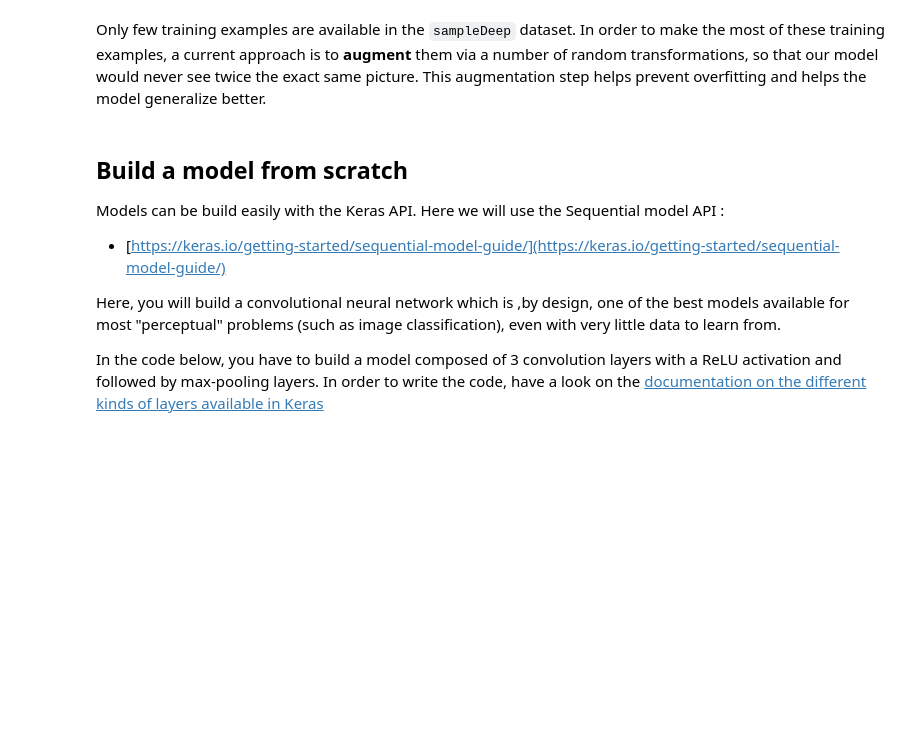
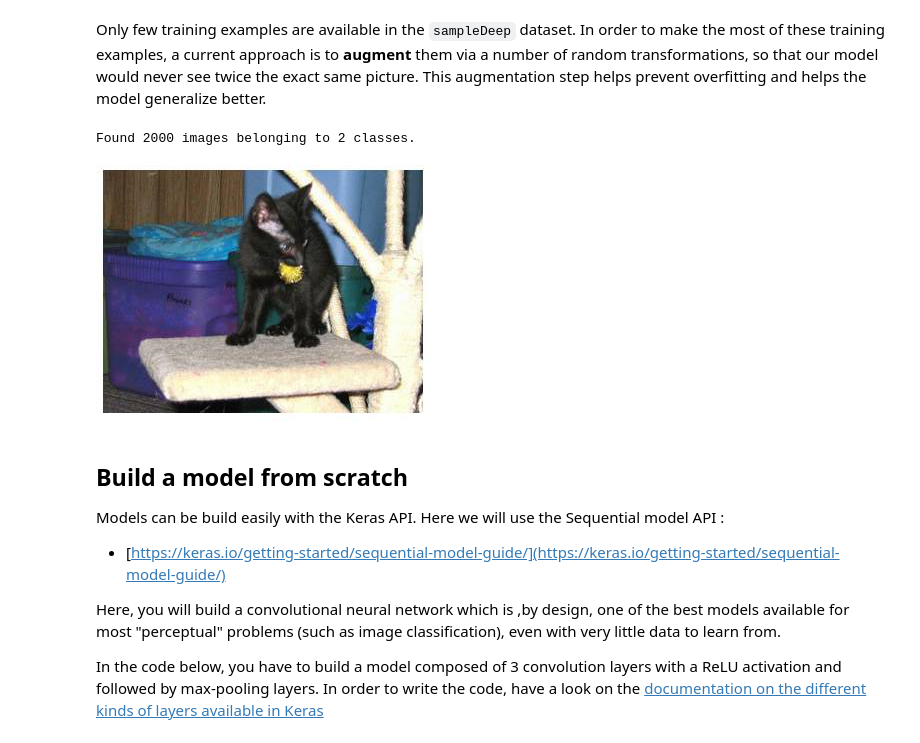
Before and after one commit to mogham/DTY_September_2021, a Jupyter notebook: Etude_de_cas_Chient_Chat/Lab_computers_that_understand_images.ipynb, the cells around one changed output. Drawn from its saved outputs; the diff is of its cells as text; code cells hidden in the pictures; blank space fills up the shorter version.

```diff
--- a/Etude_de_cas_Chient_Chat/Lab_computers_that_understand_images.ipynb
+++ b/Etude_de_cas_Chient_Chat/Lab_computers_that_understand_images.ipynb
@@ -517,6 +839,7 @@ Only few training examples are available in the `sampleDeep` dataset. In order t
 # with augmentation
 
 from keras.preprocessing.image import ImageDataGenerator
+from keras.preprocessing.image import array_to_img, img_to_array, load_img
 
 # definition of the number of samples propagated through the network at each step
 batch_size = 16
@@ -530,18 +853,43 @@ validation_data_dir = 'data/DogCatChallenge/sampleDeep/valid'
 # Create and configure an ImageDataGenerator for the training data
 # TO DO :  augmentation of the training data using rotation, horizontal and vertical shift, shearing tranformation, zooming
 
-# TO COMPLETE
+datagen = ImageDataGenerator(width_shift_range=50,
+                                 height_shift_range=50,
+                                     rotation_range=40,
+                                         horizontal_flip=True
+                                             shear_range=[0,45],
+                                                 zoom_range=0.2 )
+
+train_generator = datagen.flow_from_directory(
+    train_data_dir,  # the target directory
+        target_size=(img_width, img_height),  # all images will be resized to 150x150
+        batch_size=batch_size)
+
+
 
 # TO DO : Create and configure an ImageDataGenerator for the validation data
 # Only rescaling for validation data
 
-# TO COMPLETE
+test_datagen =  ImageDataGenerator(rescale=1./255)
+
+valid_generator = test_datagen.flow_from_directory(
+        validation_data_dir,  # the target directory
+        target_size=(img_width, img_height),  # all images will be resized to 150x150
+        batch_size=batch_size)
+
+
 
 # TO DO : generator that will read pictures found in the train dataset directory and that will indefinitely generate
 # batches of augmented image data
 
-# TO COMPLETE
+number_image = 2000
+
+for i in range(2000):
+
+
 
 # TO DO : Similar generator for validation data
 
 # TO COMPLETE
+# %% [output]
+Found 2000 images belonging to 2 classes.
@@ -548,3 +901,12 @@ validation_data_dir = 'data/DogCatChallenge/sampleDeep/valid'
+# %%
+i = 0
+for batch in datagen.flow(x, batch_size=1,
+                          save_to_dir='preview', save_prefix='cat', save_format='jpeg'):
+    i += 1
+    if i > 20:
+        brea
+# %% [output]
+[figure, added]
 # %% [markdown]
 ## Build a model from scratch
 
```
Also changed, not shown: parts of 29 cells of this notebook, 1 other file.
